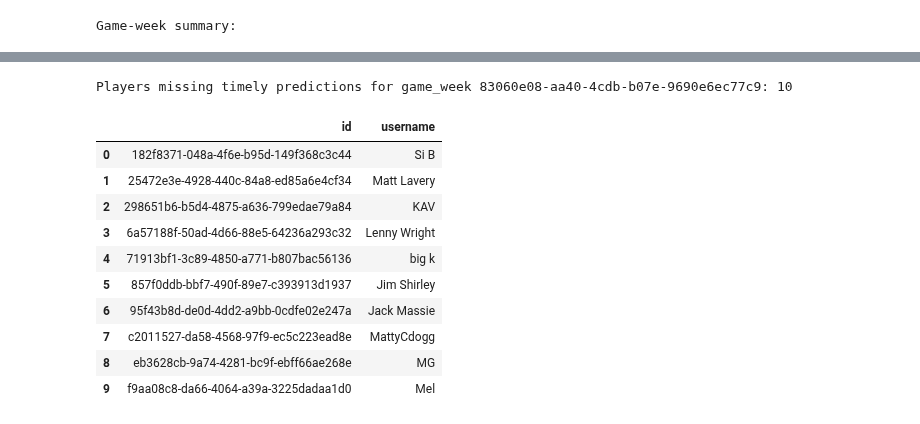
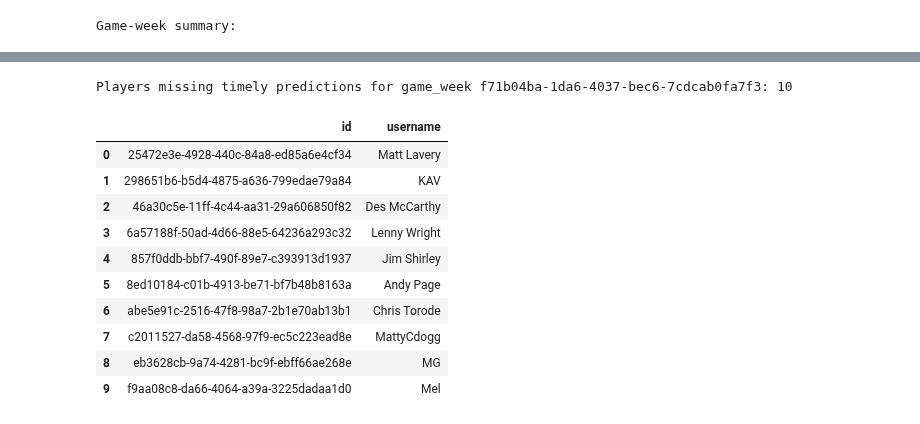
Before and after one commit to Gavin-Persad/predictions_data, a Jupyter notebook: Notebooks/not_yet_entered.ipynb, the cells around one changed output, grey strips where cells are left out. Drawn from its saved outputs; the diff is of its cells as text; code cells hidden in the pictures.

```diff
--- a/Notebooks/not_yet_entered.ipynb
+++ b/Notebooks/not_yet_entered.ipynb
@@ -4,9 +4,9 @@ from pathlib import Path
 
 paths = {
     'profiles': Path('../CSV/19.01.2026/profiles.csv'),
-    'predictions': Path('../CSV/16.04.2026/predictions_rows.csv'),
-    'fixtures': Path('../CSV/16.04.2026/fixtures_rows.csv'),
-    'game_weeks': Path('../CSV/16.04.2026/game_weeks_rows.csv'),
+    'predictions': Path('../CSV/30.04.2026/predictions_rows.csv'),
+    'fixtures': Path('../CSV/30.04.2026/fixtures_rows.csv'),
+    'game_weeks': Path('../CSV/30.04.2026/game_weeks_rows.csv'),
     'season_players': Path('../CSV/25.03.2026/season_players_rows.csv'),
 }
 
@@ -109,7 +109,7 @@ merged_diag columns: ['id', 'user_id', 'fixture_id', 'home_prediction', 'away_pr
 # %%
 # Tidy game-week summary + missing-players table
 # Set a target game_week id (or leave placeholder to auto-select the first available id)
-targeted_game_week = '83060e08-aa40-4cdb-b07e-9690e6ec77c9'
+targeted_game_week = 'f71b04ba-1da6-4037-bec6-7cdcab0fa7f3'
 if 'XXXX' in str(targeted_game_week) or str(targeted_game_week).strip() == '':
     if not game_weeks.empty and 'id' in game_weeks.columns:
         targeted_game_week = game_weeks['id'].astype(str).iat[0]
@@ -172,12 +172,12 @@ Game-week summary:
-Players missing timely predictions for game_week 83060e08-aa40-4cdb-b07e-9690e6ec77c9: 10
+Players missing timely predictions for game_week f71b04ba-1da6-4037-bec6-7cdcab0fa7f3: 10
 |  | id | username |
-| 0 | 182f8371-048a-4f6e-b95d-149f368c3c44 | Si B |
-| 1 | 25472e3e-4928-440c-84a8-ed85a6e4cf34 | Matt Lavery |
-| 2 | 298651b6-b5d4-4875-a636-799edae79a84 | KAV |
+| 0 | 25472e3e-4928-440c-84a8-ed85a6e4cf34 | Matt Lavery |
+| 1 | 298651b6-b5d4-4875-a636-799edae79a84 | KAV |
+| 2 | 46a30c5e-11ff-4c44-aa31-29a606850f82 | Des McCarthy |
 | 3 | 6a57188f-50ad-4d66-88e5-64236a293c32 | Lenny Wright |
-| 4 | 71913bf1-3c89-4850-a771-b807bac56136 | big k |
-| 5 | 857f0ddb-bbf7-490f-89e7-c393913d1937 | Jim Shirley |
-| 6 | 95f43b8d-de0d-4dd2-a9bb-0cdfe02e247a | Jack Massie |
+| 4 | 857f0ddb-bbf7-490f-89e7-c393913d1937 | Jim Shirley |
+| 5 | 8ed10184-c01b-4913-be71-bf7b48b8163a | Andy Page |
+| 6 | abe5e91c-2516-47f8-98a7-2b1e70ab13b1 | Chris Torode |
 | 7 | c2011527-da58-4568-97f9-ec5c223ead8e | MattyCdogg |
 | 8 | eb3628cb-9a74-4281-bc9f-ebff66ae268e | MG |
 | 9 | f9aa08c8-da66-4064-a39a-3225dadaa1d0 | Mel |
```
Also changed, not shown: parts of 4 cells of this notebook, 9 other files.
